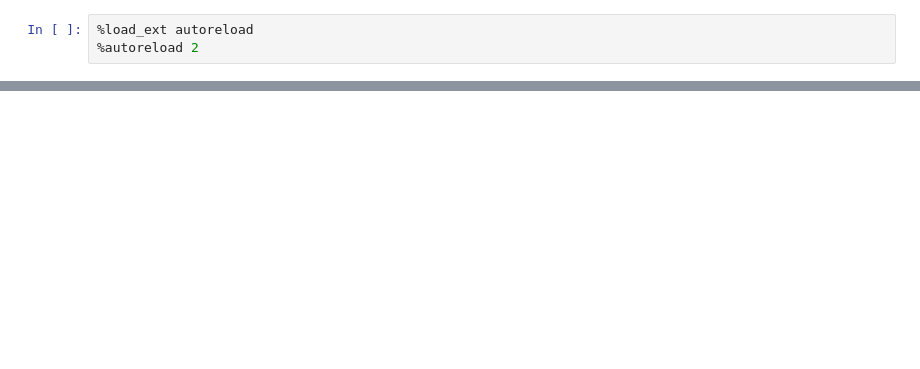
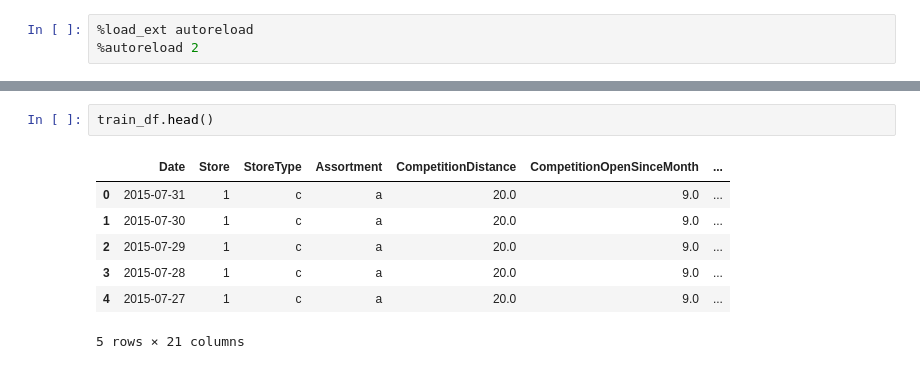
Before and after one commit to BirtukanK/Sales_prediction, a Jupyter notebook: notebook/TrainData_preprocess.ipynb, the cells around one changed output, grey strips where cells are left out. Cells and saved outputs as stored; diff of their text form; blank space fills up the shorter version.

```diff
--- a/notebook/TrainData_preprocess.ipynb
+++ b/notebook/TrainData_preprocess.ipynb
@@ -38,0 +52,10 @@ FileNotFoundError: [Errno 2] No such file or directory: 'C:/Users/ACF/AppData/Lo
+# %%
+train_df.head()
+# %% [output]
+|  | Date | Store | StoreType | Assortment | CompetitionDistance | CompetitionOpenSinceMonth | ... |
+| 0 | 2015-07-31 | 1 | c | a | 20.0 | 9.0 | ... |
+| 1 | 2015-07-30 | 1 | c | a | 20.0 | 9.0 | ... |
+| 2 | 2015-07-29 | 1 | c | a | 20.0 | 9.0 | ... |
+| 3 | 2015-07-28 | 1 | c | a | 20.0 | 9.0 | ... |
+| 4 | 2015-07-27 | 1 | c | a | 20.0 | 9.0 | ... |
+5 rows × 21 columns
```
Also changed, not shown: parts of 26 cells of this notebook, 3 other files.
